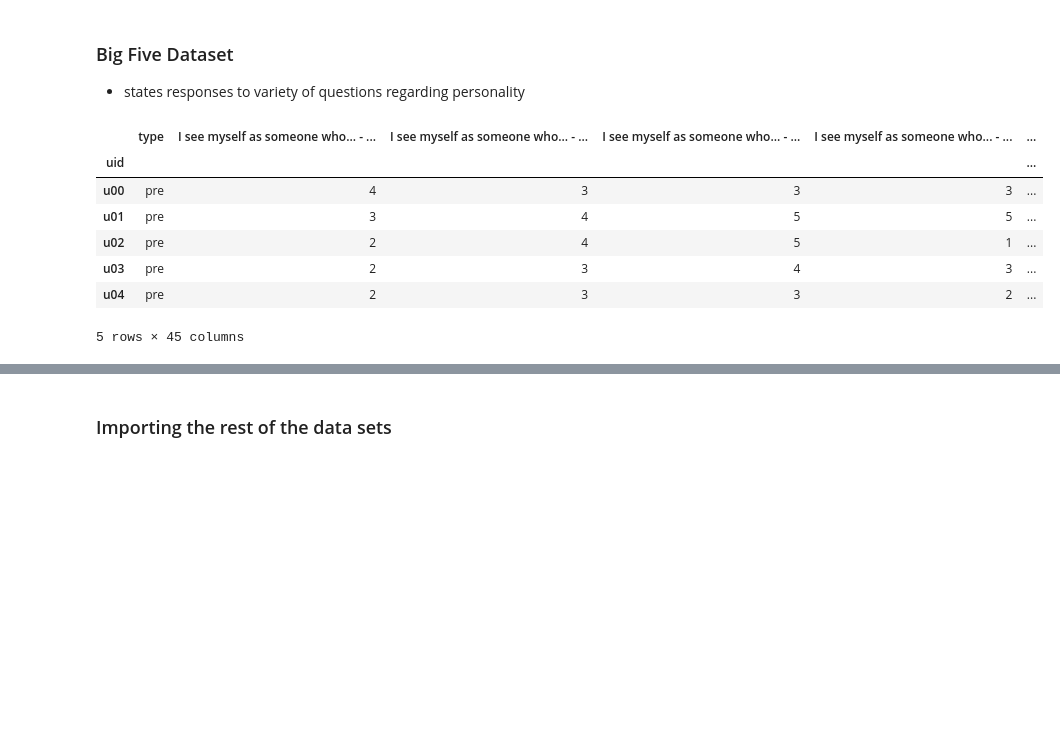
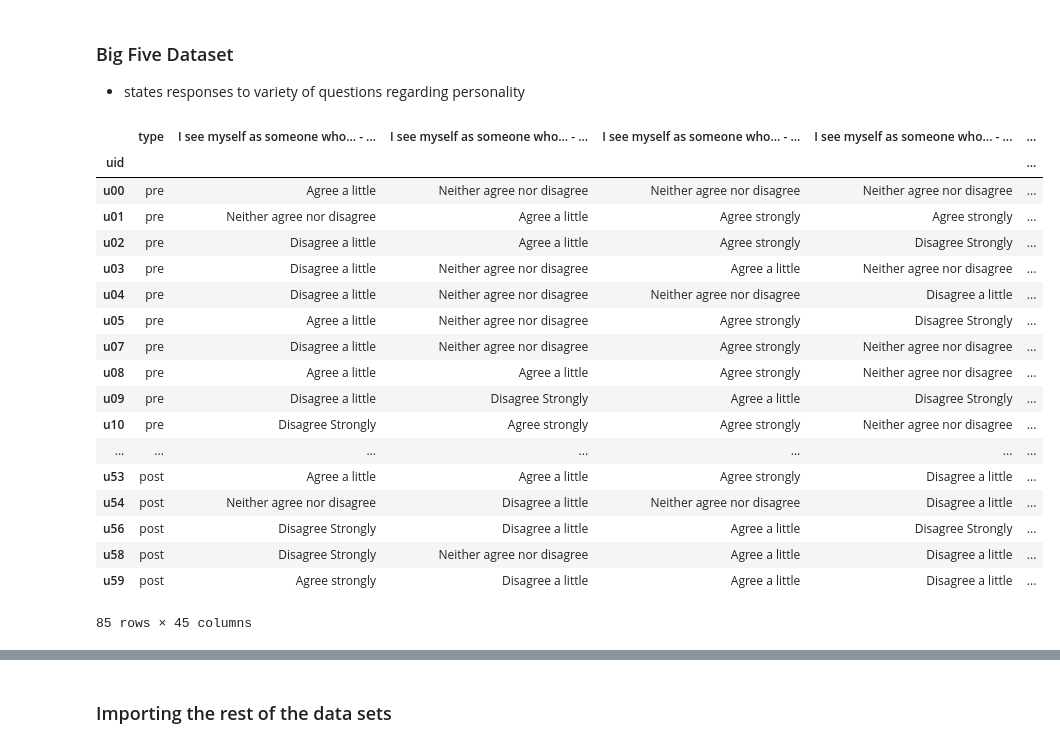
Before and after one commit to mkhash/Modelling-Student-Stress, a Jupyter notebook: code/Data_cleaning_and_processing.ipynb, the cells around one changed output, grey strips where cells are left out. Drawn from its saved outputs; the diff is of its cells as text; code cells hidden in the pictures; blank space fills up the shorter version.

```diff
--- a/code/Data_cleaning_and_processing.ipynb
+++ b/code/Data_cleaning_and_processing.ipynb
@@ -59,11 +19,0 @@ for c in np.arange(0,big_five.shape[0]):
-# %%
-big_five.head()
-# %% [output]
-|  | type | I see myself as someone who... - ... | I see myself as someone who... - ... | I see myself as someone who... - ... | I see myself as someone who... - ... | ... |
-| uid |  |  |  |  |  | ... |
-| u00 | pre | 4 | 3 | 3 | 3 | ... |
-| u01 | pre | 3 | 4 | 5 | 5 | ... |
-| u02 | pre | 2 | 4 | 5 | 1 | ... |
-| u03 | pre | 2 | 3 | 4 | 3 | ... |
-| u04 | pre | 2 | 3 | 3 | 2 | ... |
-5 rows × 45 columns
@@ -72,0 +20,25 @@ big_five.head()
+# %%
+big_five = pd.read_csv("BigFive.csv")
+# set uid to be index
+big_five = big_five.set_index("uid")
+big_five
+# %% [output]
+|  | type | I see myself as someone who... - ... | I see myself as someone who... - ... | I see myself as someone who... - ... | I see myself as someone who... - ... | ... |
+| uid |  |  |  |  |  | ... |
+| u00 | pre | Agree a little | Neither agree nor disagree | Neither agree nor disagree | Neither agree nor disagree | ... |
+| u01 | pre | Neither agree nor disagree | Agree a little | Agree strongly | Agree strongly | ... |
+| u02 | pre | Disagree a little | Agree a little | Agree strongly | Disagree Strongly | ... |
+| u03 | pre | Disagree a little | Neither agree nor disagree | Agree a little | Neither agree nor disagree | ... |
+| u04 | pre | Disagree a little | Neither agree nor disagree | Neither agree nor disagree | Disagree a little | ... |
+| u05 | pre | Agree a little | Neither agree nor disagree | Agree strongly | Disagree Strongly | ... |
+| u07 | pre | Disagree a little | Neither agree nor disagree | Agree strongly | Neither agree nor disagree | ... |
+| u08 | pre | Agree a little | Agree a little | Agree strongly | Neither agree nor disagree | ... |
+| u09 | pre | Disagree a little | Disagree Strongly | Agree a little | Disagree Strongly | ... |
+| u10 | pre | Disagree Strongly | Agree strongly | Agree strongly | Neither agree nor disagree | ... |
+| ... | ... | ... | ... | ... | ... | ... |
+| u53 | post | Agree a little | Agree a little | Agree strongly | Disagree a little | ... |
+| u54 | post | Neither agree nor disagree | Disagree a little | Neither agree nor disagree | Disagree a little | ... |
+| u56 | post | Disagree Strongly | Disagree a little | Agree a little | Disagree Strongly | ... |
+| u58 | post | Disagree Strongly | Neither agree nor disagree | Agree a little | Disagree a little | ... |
+| u59 | post | Agree strongly | Disagree a little | Agree a little | Disagree a little | ... |
+85 rows × 45 columns
```
Also changed, not shown: parts of 41 cells of this notebook.
